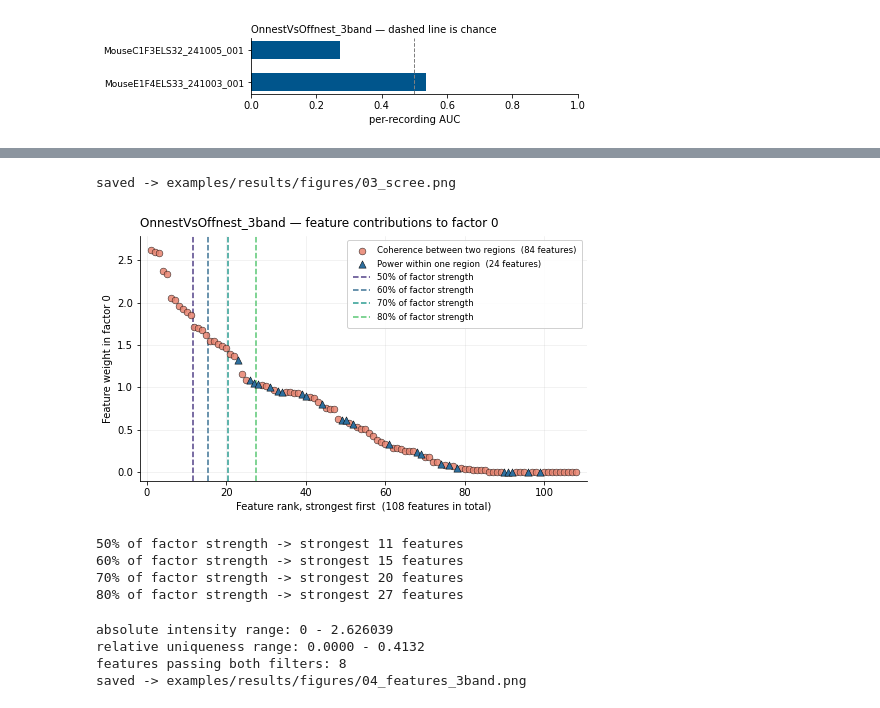
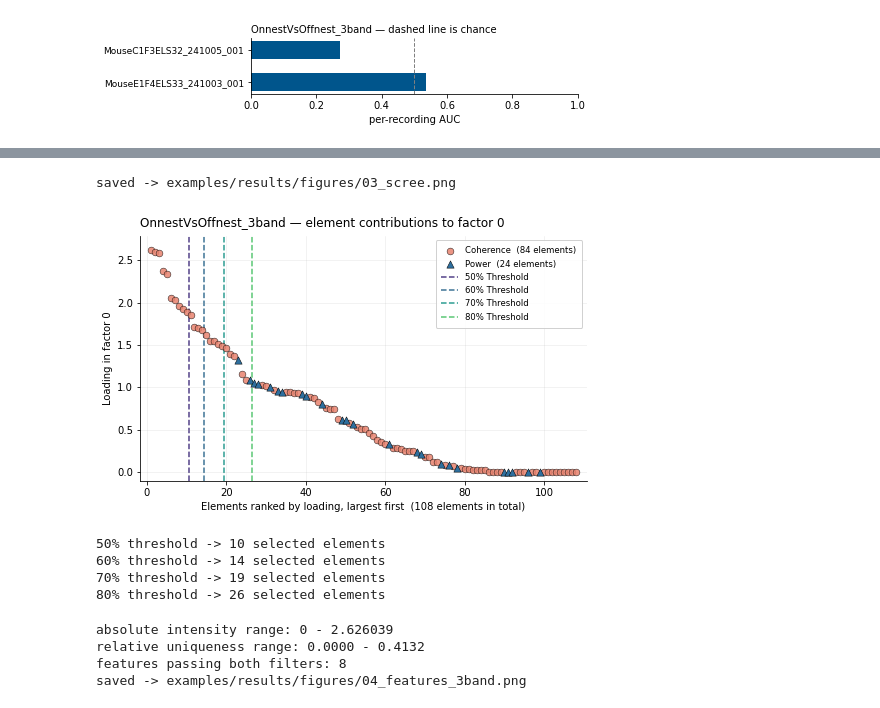
Before and after one commit to ElaineYilinW/maternal-electome-EF, a Jupyter notebook: examples/tutorial.ipynb, the cells around one changed output, grey strips where cells are left out. Cells and saved outputs as stored; diff of their text form; code cells hidden in the pictures.

```diff
--- a/examples/tutorial.ipynb
+++ b/examples/tutorial.ipynb
@@ -731,36 +735,36 @@ The paper's figures use `abs_cum_ratio=0.7`, `rel_val=0.3`.
 # %%
 from electome.viz import plot_scree_W_nmf, scree_cutoffs
 
 fig, ax = plt.subplots(figsize=(8, 4.5))
 plot_scree_W_nmf(
     W            = model.get_W_nmf(),
     k            = 0,
     thresholds   = (0.5, 0.6, 0.7, 0.8),
     n_power_rows = 8,
     ax           = ax,
-    title        = f'{EF_MODEL} — feature contributions to factor 0',
+    title        = f'{EF_MODEL} — element contributions to factor 0',
 )
 path = os.path.join(FIGURES_DIR, '03_scree.png')
 fig.savefig(path, dpi=150, bbox_inches='tight')
 print('saved ->', os.path.relpath(path, _repo))
 plt.show()
 
-# The exact numbers behind the dashed lines: how many of the ranked features
-# it takes to reach each share of the factor's total strength.
+# The exact numbers behind the dashed lines: how many elements are selected
+# at each threshold, by the paper's feature-thresholding rule.
 counts = scree_cutoffs(
     W          = model.get_W_nmf(),
     k          = 0,
     thresholds = (0.5, 0.6, 0.7, 0.8),
 )
-for share, n_feat in counts.items():
-    print(f'{share:.0%} of factor strength -> strongest {n_feat} features')
+for threshold, n_elem in counts.items():
+    print(f'{threshold:.0%} threshold -> {n_elem} selected elements')
 # %% [output]
 saved -> examples/results/figures/03_scree.png
-[figure, old version]
+[figure, new version]
-50% of factor strength -> strongest 11 features
-60% of factor strength -> strongest 15 features
-70% of factor strength -> strongest 20 features
-80% of factor strength -> strongest 27 features
+50% threshold -> 10 selected elements
+60% threshold -> 14 selected elements
+70% threshold -> 19 selected elements
+80% threshold -> 26 selected elements
 # %%
 from electome.viz import plot_dual_filter
 
```
Also changed, not shown: parts of 2 cells of this notebook, 4 other files.
